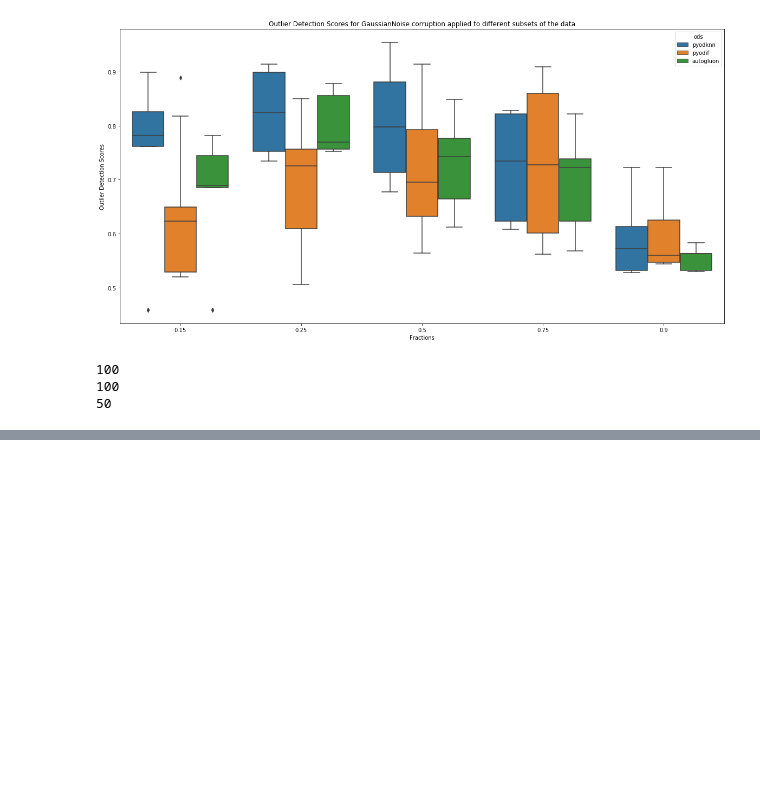
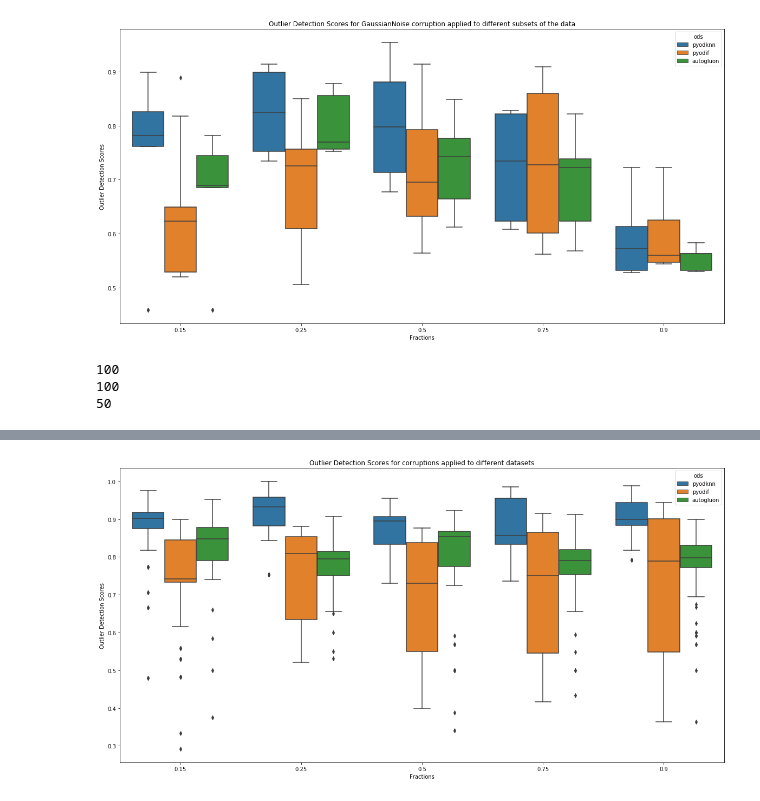
Before and after one commit to SharmaRupali/jenga, a Jupyter notebook: results_plots.ipynb, the cells around one changed output, grey strips where cells are left out. Saved outputs shown, nothing was run; the diff lists cells and outputs as text; code cells hidden in the pictures; blank space fills up the shorter version.

```diff
--- a/results_plots.ipynb
+++ b/results_plots.ipynb
@@ -380,0 +500,4 @@ def func(file):
+# %%
+results_metric(files, 'Recall')
+# %% [output]
+[figure, added]
```
Also changed, not shown: parts of 34 cells of this notebook.
